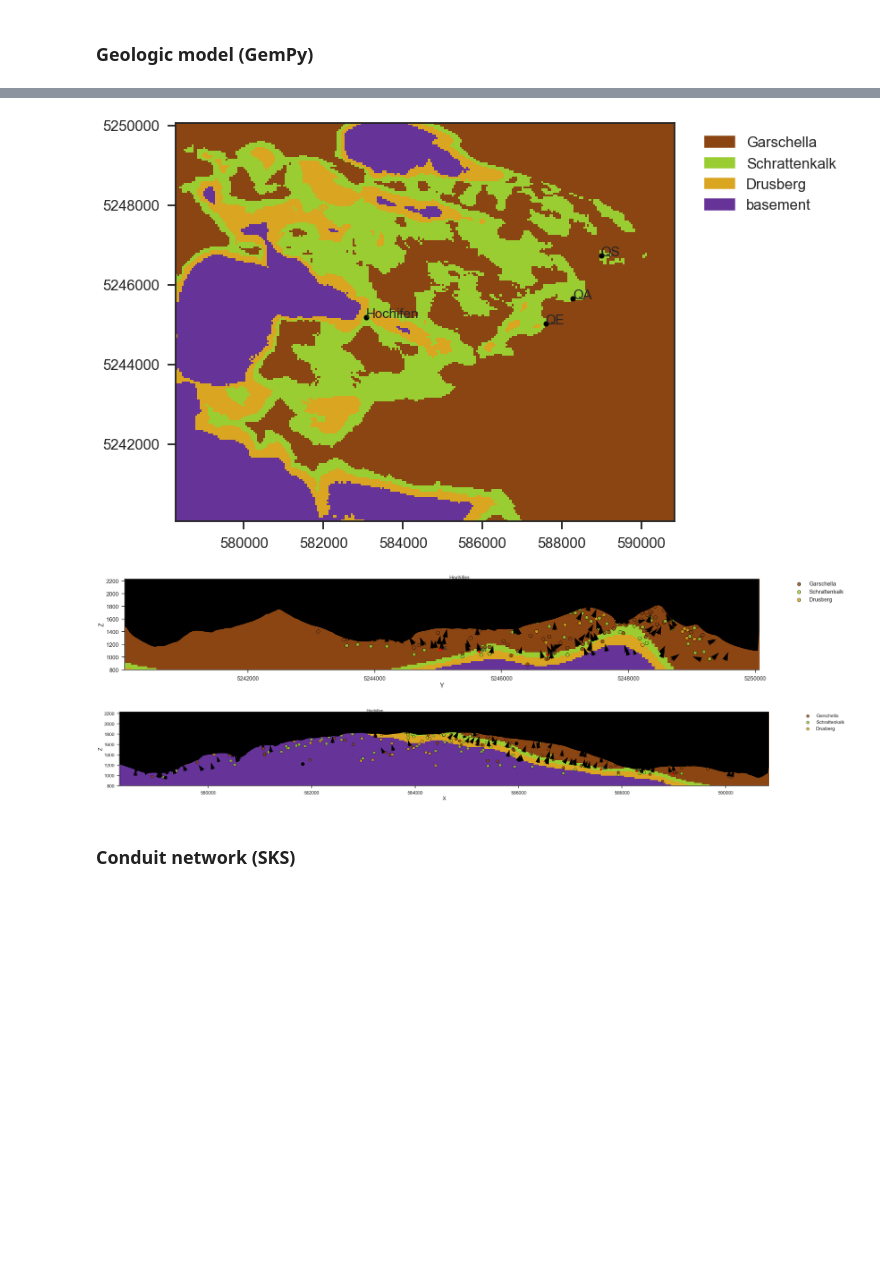
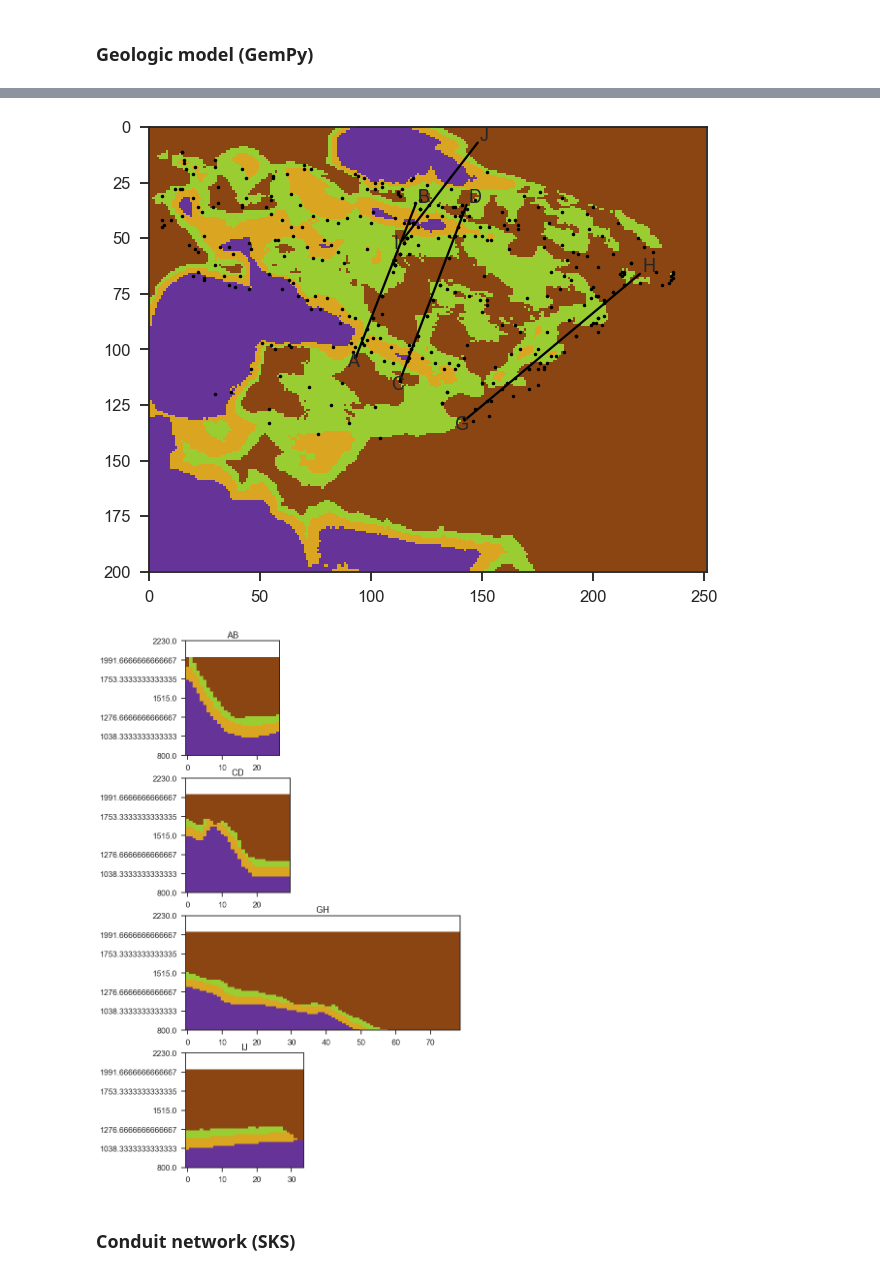
Before and after one commit to cfandel/gottesacker, a Jupyter notebook: ensemble_generator.ipynb, the cells around one changed output, grey strips where cells are left out. Drawn from its saved outputs; the diff is of its cells as text; code cells hidden in the pictures; blank space fills up the shorter version.

```diff
--- a/ensemble_generator.ipynb
+++ b/ensemble_generator.ipynb
@@ -451,7 +446,7 @@ Done with GemPy runs.
 importlib.reload(mapping)
 
 #Plot simple geologic map in 2D:
-show = True
+show = False
 if show==True:
     mapping.plot_map(os.path.join(output_path, gpRunID+'_map.gslib'), geo_model, plot_data=False, ref_points=reference_path)  #plot map
 
@@ -463,51 +458,52 @@ if show==True:
 
 #PLot diagonal cross-sections:
 #need at least two points, A and B, with x and y coordinates for each (from ArcMap), or can skip assigning coordinates and assign row,col directly
-show = False
+show = True
 ref  = True
 if show == True:
     #Set start and end coordinates:
+    A = [582977.682, 5244890.269];   B = [584335.569, 5248360.424]
     C = [583975.119, 5244365.344];   D = [585456.180, 5248350.638]
     G = [585417.484, 5243468.735];   H = [589363.356, 5246778.944]
     I = [583987.502, 5247524.400];   J = [585690.893, 5249735.263]
 
     #Plot map & x-sections:
+    #Note: this seems to be glitching - need to debug
     m  = mapping.importgslib(os.path.join(output_path,gpRunID+'_map.gslib'), geo_model.grid.topography)
     m = np.flipud(m)
-    f1,ax1,f2,ax2 = mapping.plotXsection([C,G,I],[D,H,J],
-                                 [['C','D'],['G','H'],['I','J']],
+    f1,ax1,f2,ax2 = mapping.plotXsection([A,C,G,I],[B,D,H,J],
+                                 [['A','B'],['C','D'],['G','H'],['I','J']],
                                  geo_model, lithXYcrop, m, vscale=1)
     if ref == True:
         #Plot data points:
         pts = allpts[allpts.use=='y']
         pts['col'] = (pts.X - xmin)//dx
         pts['row'] = yres - ((pts.Y - ymin)//dy)
         ax1.scatter(pts.col,pts.row, s=4, c='k')
 
 #Plot orthogonal cross-sections:
-show = True
+show = False
 ref  = True
 if show == True:
     #North-South
     #notes: QE: 186, QA: 199, QS: 213
     gp.plot.plot_section(geo_model, cell_number=199, direction='x', show_data=True)  #plot a cross-section along a primary axis
     if ref == True:
         ref_pts = pd.read_csv(reference_path)                           #get reference points from file
         plt.scatter(ref_pts.Y,ref_pts.Z, s=40, c='r')                   #plot as points
         for i,pt in ref_pts.iterrows():
             plt.annotate(pt.Name, (pt.Y,pt.Z), fontsize=15)     #add labels to reference points
 
     #East-West
     #notes: QE: 99, QA: 111, QS: 133)
     gp.plot.plot_section(geo_model, cell_number=111, direction='y', show_data=True)
     if ref == True:
         plt.scatter(ref_pts.X,ref_pts.Z, s=40, c='r')                   #plot as points
         for i,pt in ref_pts.iterrows():
             plt.annotate(pt.Name, (pt.X,pt.Z), fontsize=15)     #add labels to reference points
 # %% [output]
-[figure, old version]
+[figure, new version]
-[figure, old version]
+[figure, new version]
-[figure, removed]
 # %% [markdown]
 ### Conduit network (SKS)
 # %% [markdown]
```
Also changed, not shown: parts of 1 cell of this notebook, 21 other files.
